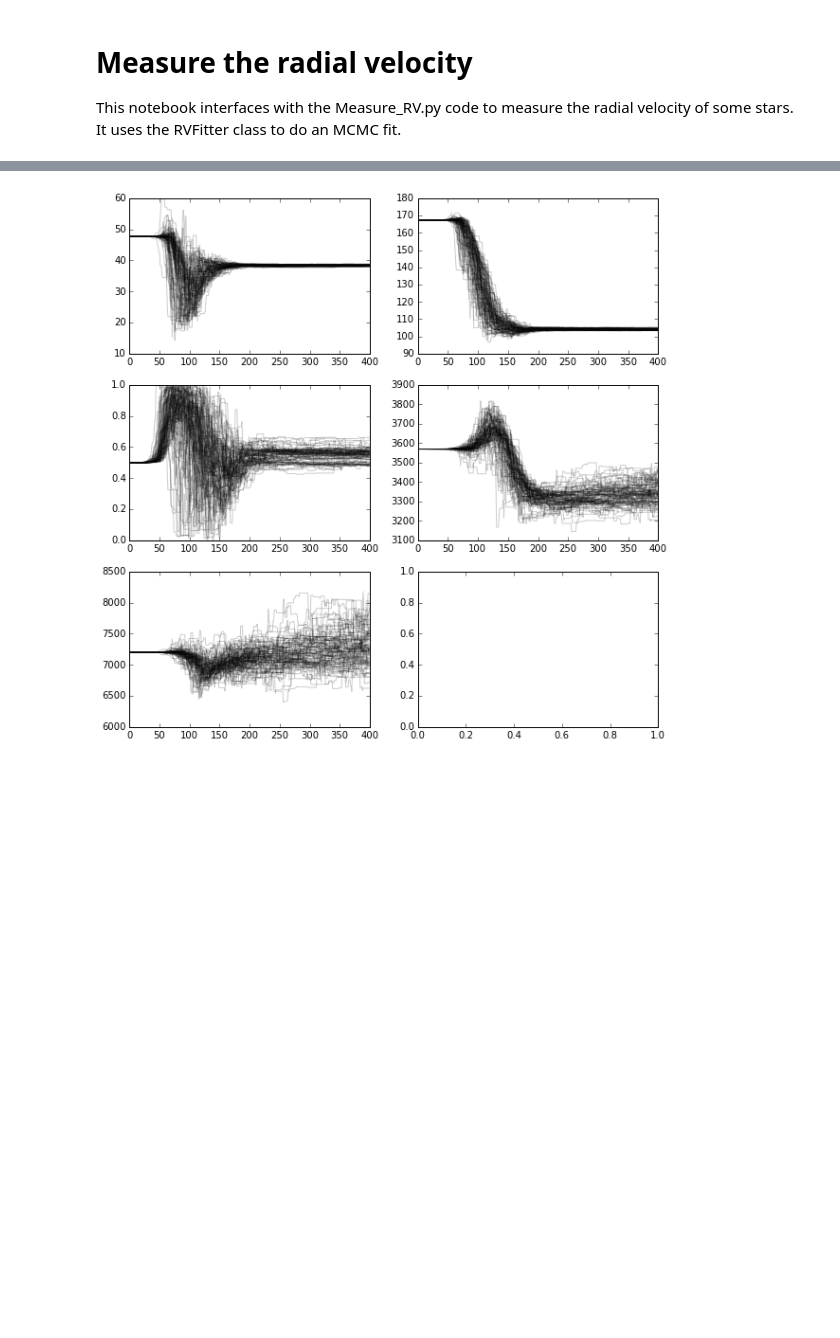
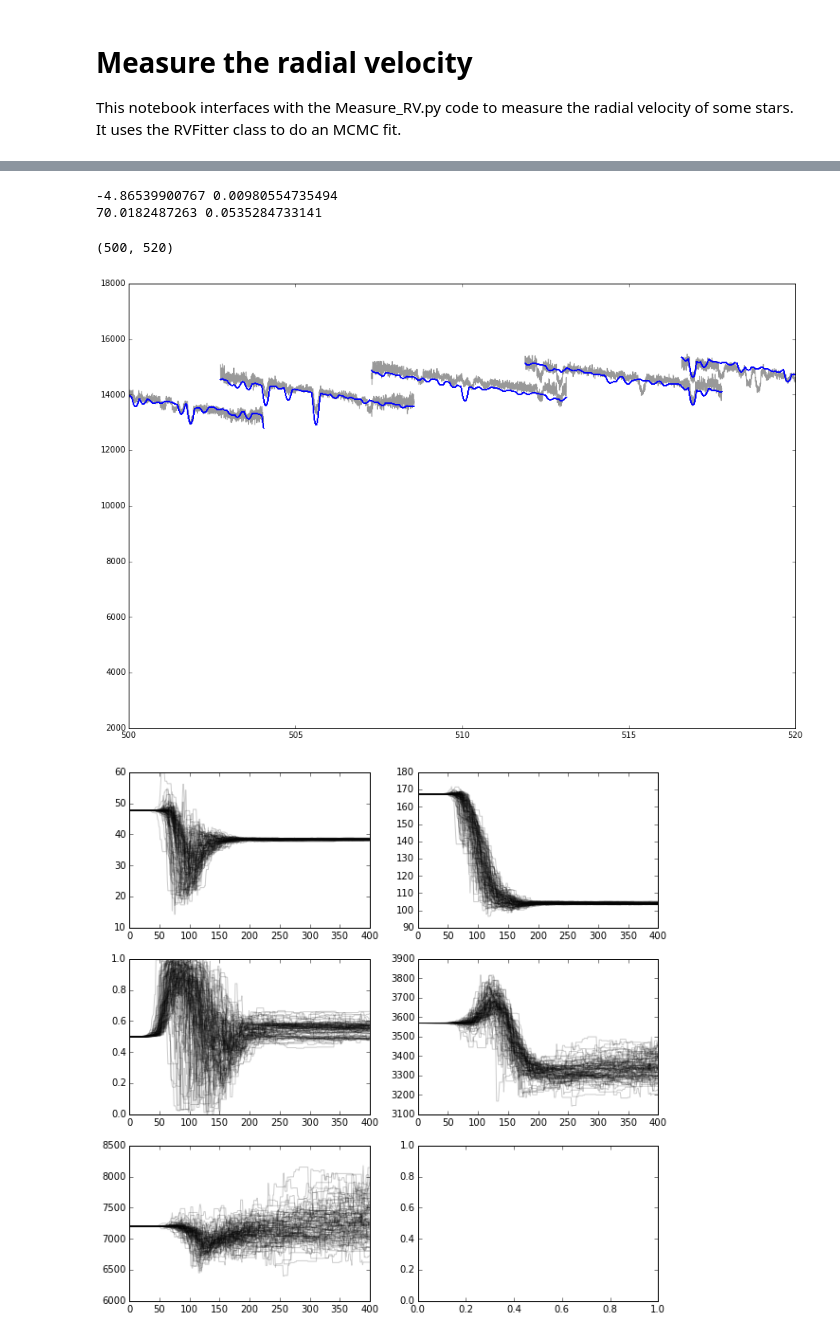
Before and after one commit to kgullikson88/Chiron-Scripts, a Jupyter notebook: MeasureRV.ipynb, the cells around one changed output, grey strips where cells are left out. Drawn from its saved outputs; the diff is of its cells as text; code cells hidden in the pictures; blank space fills up the shorter version.

```diff
--- a/MeasureRV.ipynb
+++ b/MeasureRV.ipynb
@@ -58,3 +89,3 @@ plt.show()
 # %%
 #fitter.fit(nwalkers=100, n_burn=100, n_prod=200, guess=False, initial_pars=initial_pars)
-fitter.fit(backend='multinest', n_live_points=1000, basename='RVFitter/single-', overwrite=True)
+fitter.fit(backend='multinest', n_live_points=1000, basename='RVFitter/HIP53701-', overwrite=False)
@@ -61,3 +99,17 @@ fitter.fit(backend='multinest', n_live_points=1000, basename='RVFitter/single-',
+# %%
+print fitter.samples.RV.mean(), fitter.samples.RV.std()
+print fitter.samples.vsini.mean(), fitter.samples.vsini.std()
+# %% [output]
+-4.86539900767 0.00980554735494
+70.0182487263 0.0535284733141
+# %%
+%matplotlib inline
+plt.figure(figsize=(15, 10))
+fitter.plot(alpha=0.4)
+plt.xlim((500, 520))
+# %% [output]
+(500, 520)
+[figure, added]
 # %%
 fig, axes = plt.subplots(3,2, figsize=(10, 10))
 axes = axes.flatten()
```
Also changed, not shown: parts of 11 cells of this notebook.
